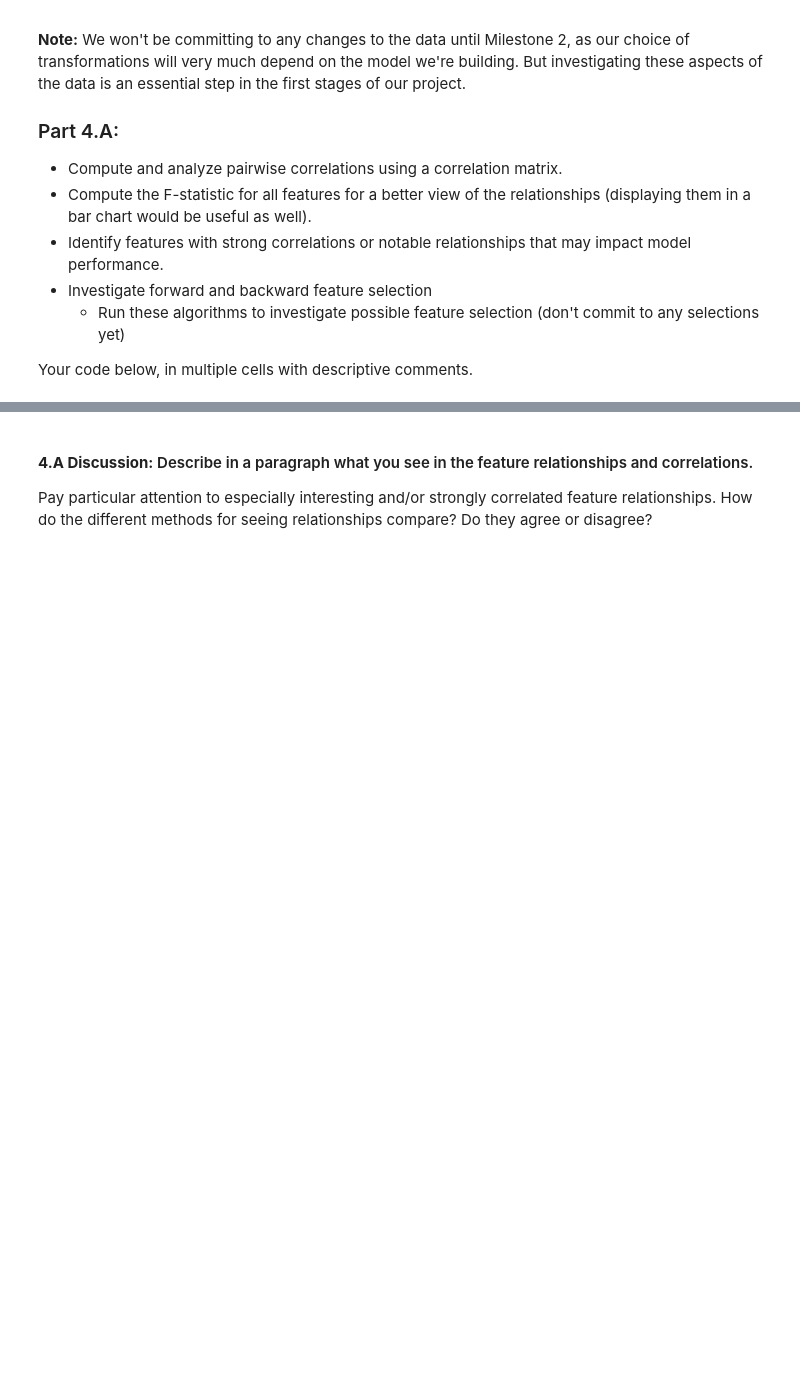
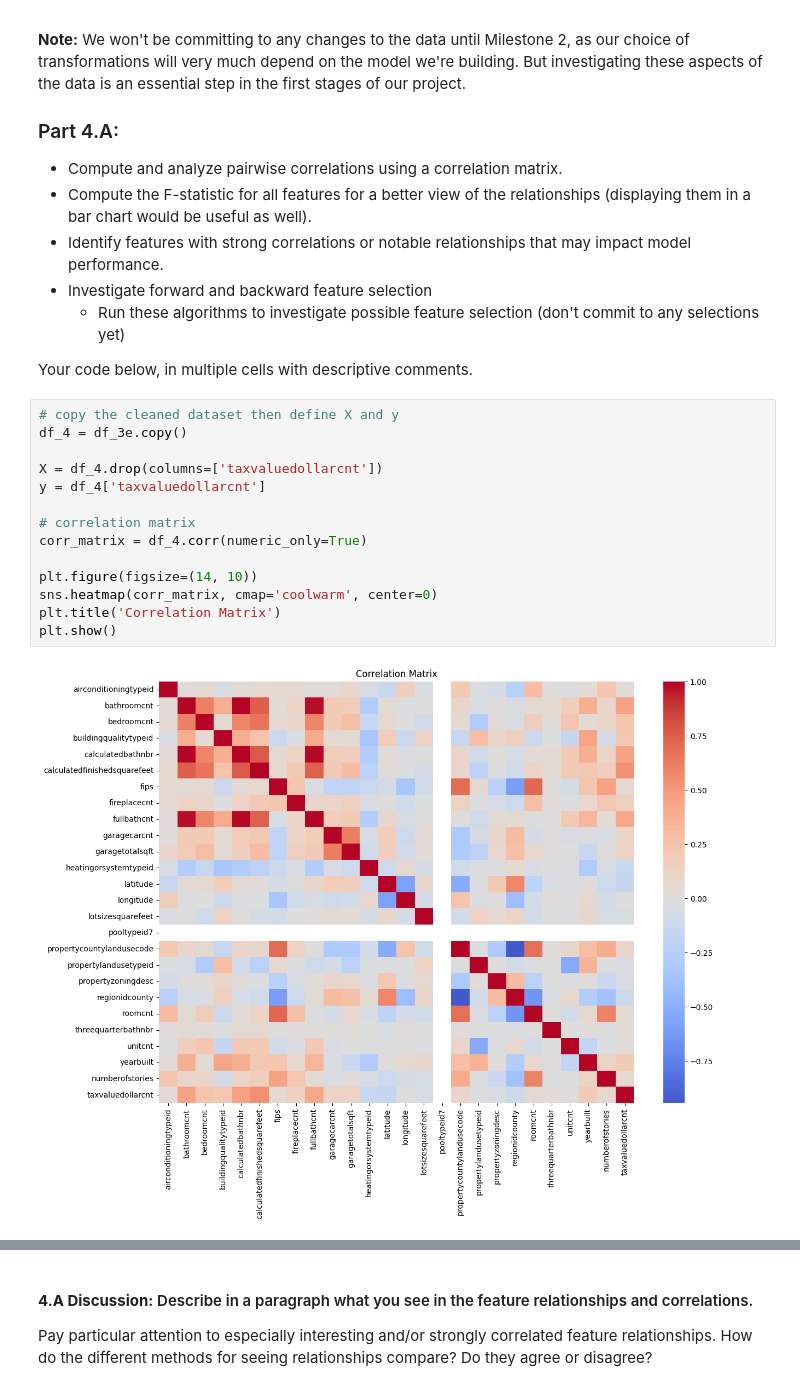
Before and after one commit to alexisligayaaa/DX603-Milestone-1, a Jupyter notebook: Milestone_01_Updated.ipynb, the cells around one changed output, grey strips where cells are left out. Cells and saved outputs as stored; diff of their text form; blank space fills up the shorter version.

```diff
--- a/Milestone_01_Updated.ipynb
+++ b/Milestone_01_Updated.ipynb
@@ -521,3 +525,19 @@ In this part, we will investigate the feature relationships as a way of understa
         - Run these algorithms to investigate possible feature selection (don't commit to any selections yet)
 
 Your code below, in multiple cells with descriptive comments.
+# %%
+# copy the cleaned dataset then define X and y
+df_4 = df_3e.copy()
+
+X = df_4.drop(columns=['taxvaluedollarcnt'])
+y = df_4['taxvaluedollarcnt']
+
+# correlation matrix
+corr_matrix = df_4.corr(numeric_only=True)
+
+plt.figure(figsize=(14, 10))
+sns.heatmap(corr_matrix, cmap='coolwarm', center=0)
+plt.title('Correlation Matrix')
+plt.show()
+# %% [output]
+[figure, added]
```
Also changed, not shown: parts of 19 cells of this notebook.
